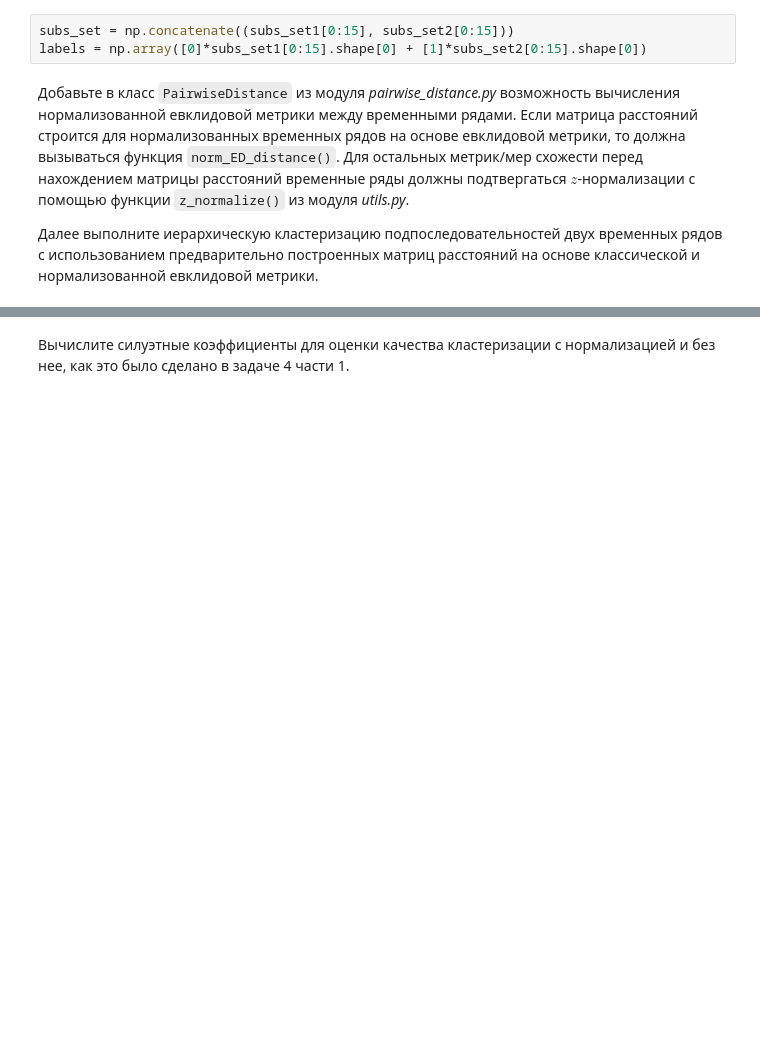
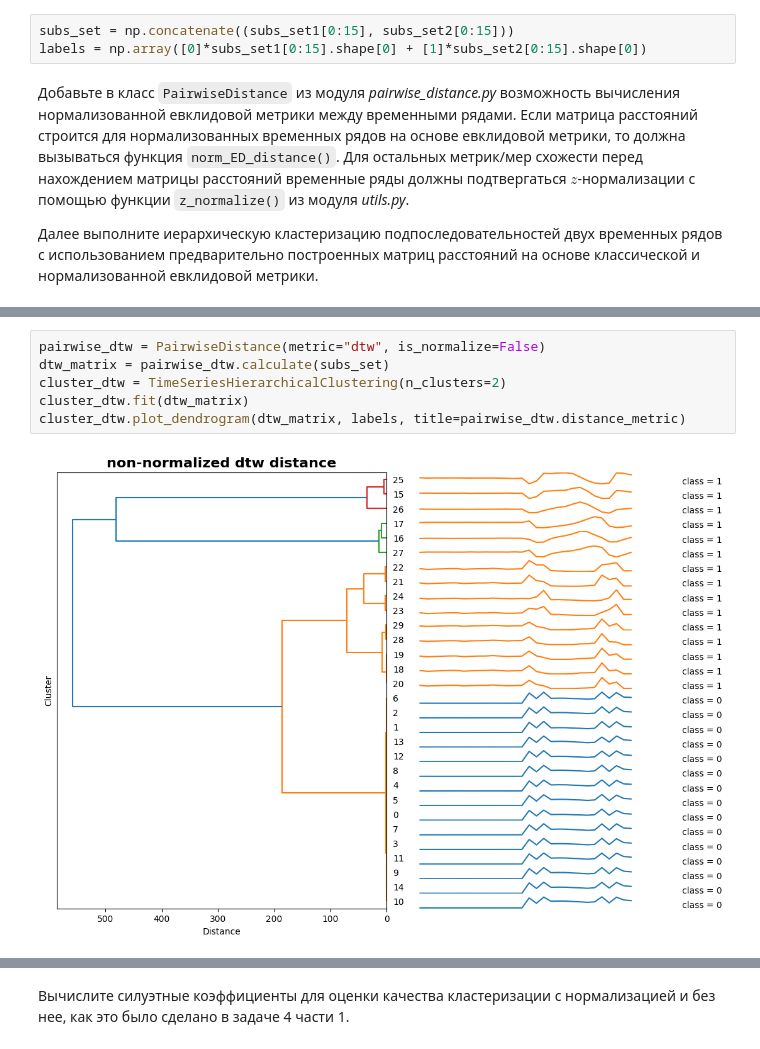
Before and after one commit to evgenkot/2025-Raschupkin-TimeSeriesCourse, a Jupyter notebook: practice/01 Basics/01 Basics.ipynb, the cells around one changed output, grey strips where cells are left out. Cells and saved outputs as stored; diff of their text form; blank space fills up the shorter version.

```diff
--- a/practice/01 Basics/01 Basics.ipynb
+++ b/practice/01 Basics/01 Basics.ipynb
@@ -376,0 +418,8 @@ labels = np.array([0]*subs_set1[0:15].shape[0] + [1]*subs_set2[0:15].shape[0])
+# %%
+pairwise_dtw = PairwiseDistance(metric="dtw", is_normalize=False)
+dtw_matrix = pairwise_dtw.calculate(subs_set)
+cluster_dtw = TimeSeriesHierarchicalClustering(n_clusters=2)
+cluster_dtw.fit(dtw_matrix)
+cluster_dtw.plot_dendrogram(dtw_matrix, labels, title=pairwise_dtw.distance_metric)
+# %% [output]
+[figure, added]
```
Also changed, not shown: parts of 17 cells of this notebook.
